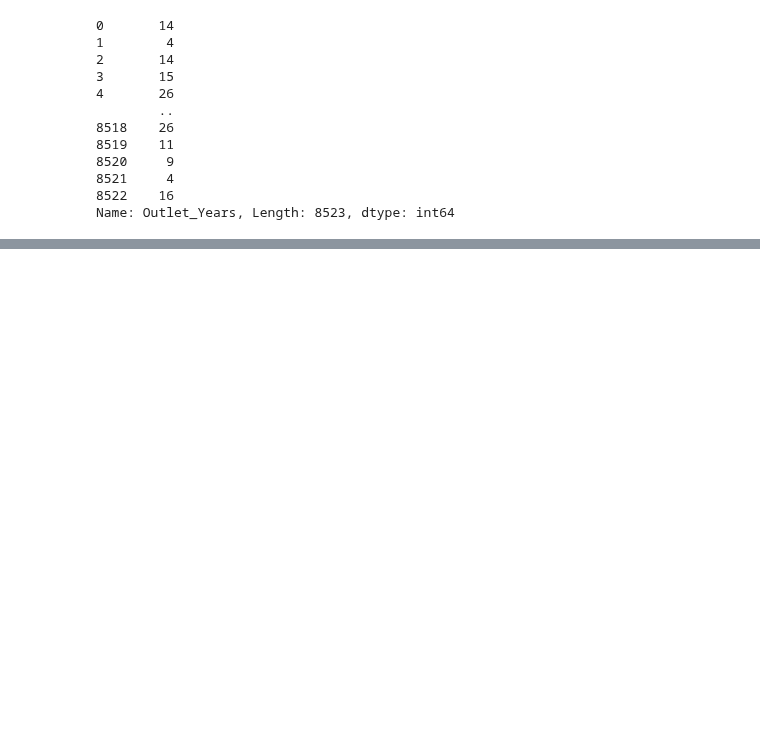
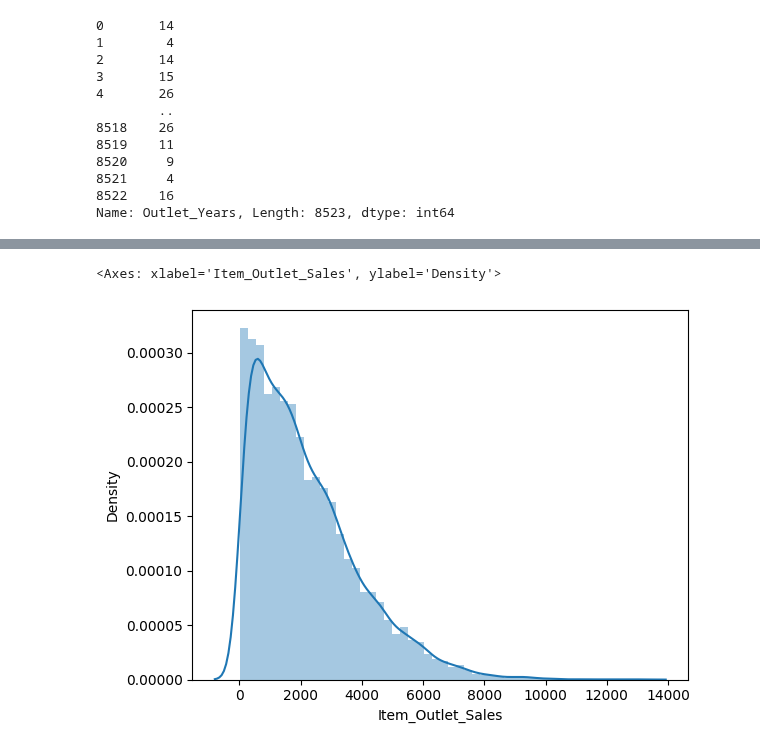
Before and after one commit to BhavyaT-135/Python-ML-Bootcamp, a Jupyter notebook: 04_bigmart_dataset_analysis/bigmart_dataset_analysis.ipynb, the cells around one changed output, grey strips where cells are left out. Cells and saved outputs as stored; diff of their text form; code cells hidden in the pictures; blank space fills up the shorter version.

```diff
--- a/04_bigmart_dataset_analysis/bigmart_dataset_analysis.ipynb
+++ b/04_bigmart_dataset_analysis/bigmart_dataset_analysis.ipynb
@@ -269,0 +296,5 @@ Name: Outlet_Years, Length: 8523, dtype: int64
+# %%
+sns.distplot(df['Item_Outlet_Sales'])
+# %% [output]
+<Axes: xlabel='Item_Outlet_Sales', ylabel='Density'>
+[figure, added]
```
Also changed, not shown: parts of 12 cells of this notebook.
